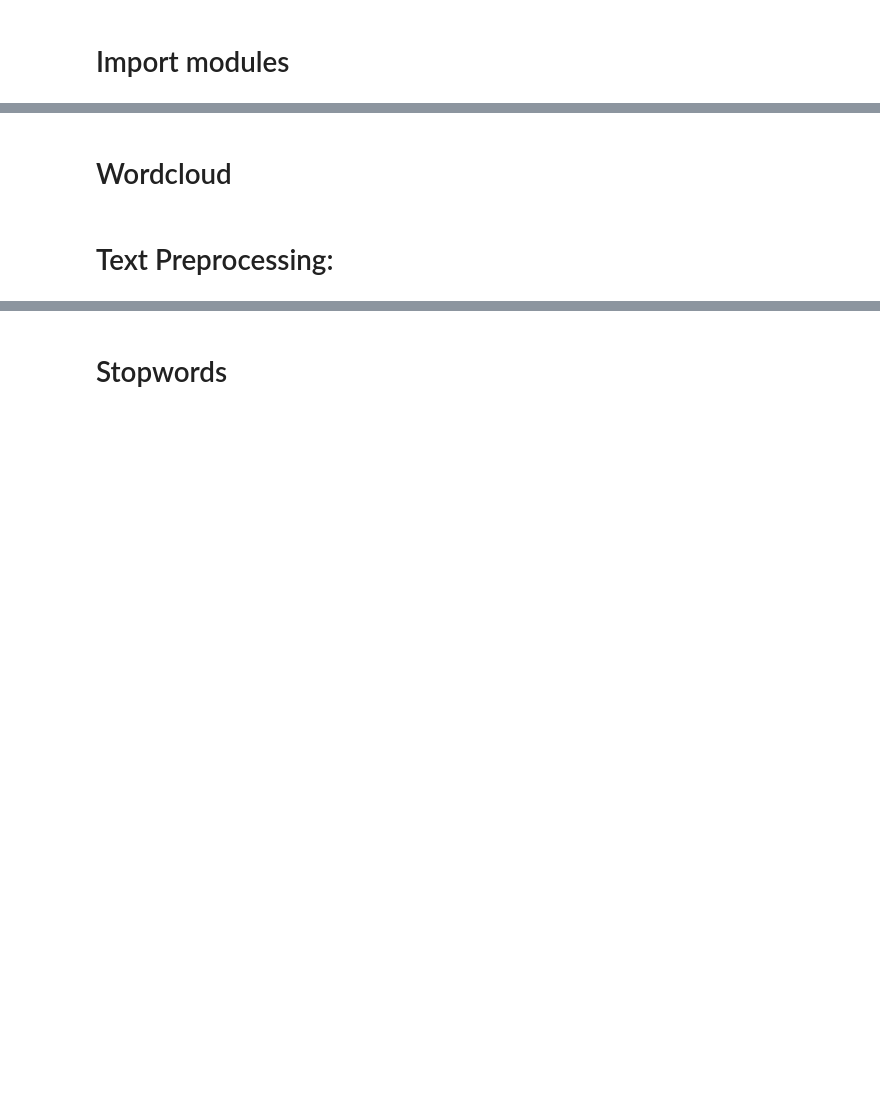
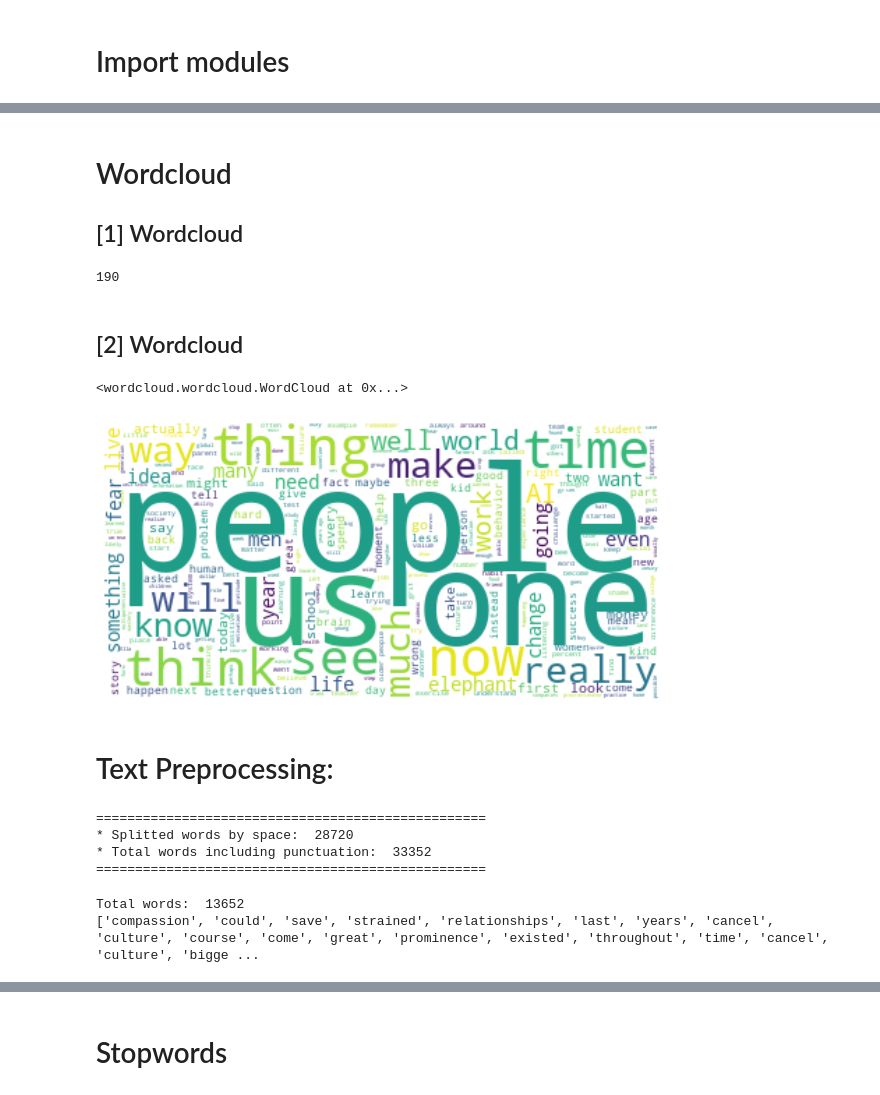
Before and after one commit to MK316/NLP, a Jupyter notebook: Textprocess01.ipynb, the cells around one changed output, grey strips where cells are left out. Saved outputs shown, nothing was run; the diff lists cells and outputs as text; code cells hidden in the pictures; blank space fills up the shorter version.

```diff
--- a/Textprocess01.ipynb
+++ b/Textprocess01.ipynb
@@ -17,0 +18,9 @@ file.close()
+# %%
+# myread() define
+
+url = "https://raw.githubusercontent.com/MK316/NLP/main/S2022TED.txt"
+
+def myread(url):
+  req = requests.get(url)
+  req = req.text
+  return(req)
@@ -17,0 +29,5 @@ file.close()
+# %%
+# File to read using myread()
+url = "https://raw.githubusercontent.com/MK316/NLP/main/S2022TED.txt"
+text = myread(url)
+print('='*40, '\n','Total length: ',len(text), ' strings')
@@ -18,3 +37,4 @@ file.close()
 # %%
-# spltxt = text.split()
-# len(spltxt)
+# Split text
+spltxt = text.split()
+len(spltxt)
@@ -32,5 +43,6 @@ Source: National Geographic Reading series
 # %% [markdown]
 # Wordcloud
+## [1] Wordcloud
 # %%
 from wordcloud import WordCloud, STOPWORDS
 import matplotlib.pyplot as plt
@@ -38,21 +50,50 @@ import matplotlib.pyplot as plt
 
 wc = WordCloud().generate(text)
 plt.imshow(wc)
+# %%
+#  data = pd.read_csv('AllGAN-r2.tsv',delimiter='\t', encoding='utf-8')
+stopwords = set(STOPWORDS)
+
+#stopwords.add('us')
+len(stopwords)
+# %% [output]
+190
+# %% [markdown]
+## [2] Wordcloud
+# %%
+wordcloud = WordCloud(stopwords=stopwords,relative_scaling = 0.2, random_state=3,
+                    max_words=2000, background_color='white').generate(' '.join(spltxt))
+plt.figure(figsize=(10,10))
+plt.imshow(wordcloud, interpolation="bilinear")
+plt.axis("off")
+#wordcloud.to_file('wordcloud_title.png')
+# %% [output]
+<wordcloud.wordcloud.WordCloud at 0x...>
+[figure, added]
 # %% [markdown]
 # Text Preprocessing:
 # %%
 # word_tokenize: separating punctuation as individual word items
 words = word_tokenize(text)
-print('Total words including punctuation: ', len(words))
+print('=='*25)
+print('* Splitted words by space: ', len(spltxt))
+print('* Total words including punctuation: ', len(words)); print('=='*25)
+# %% [output]
+==================================================
+* Splitted words by space:  28720
+* Total words including punctuation:  33352
+==================================================
 # %%
-# Without punctuation:
+# Word list with longer than 1 letter. Without punctuation:
 wordlist = []
-
 for w in words:
-  if len(w) > 1:
+  if len(w) > 2:
     wordlist.append(w)
 print('Total words: ', len(wordlist))
 print(wordlist)
+# %% [output]
+Total words:  13652
+['compassion', 'could', 'save', 'strained', 'relationships', 'last', 'years', 'cancel', 'culture', 'course', 'come', 'great', 'prominence', 'existed', 'throughout', 'time', 'cancel', 'culture', 'bigge ...
 # %%
 # Lower case
 lowerword = []
```
Also changed, not shown: parts of 40 cells of this notebook.
